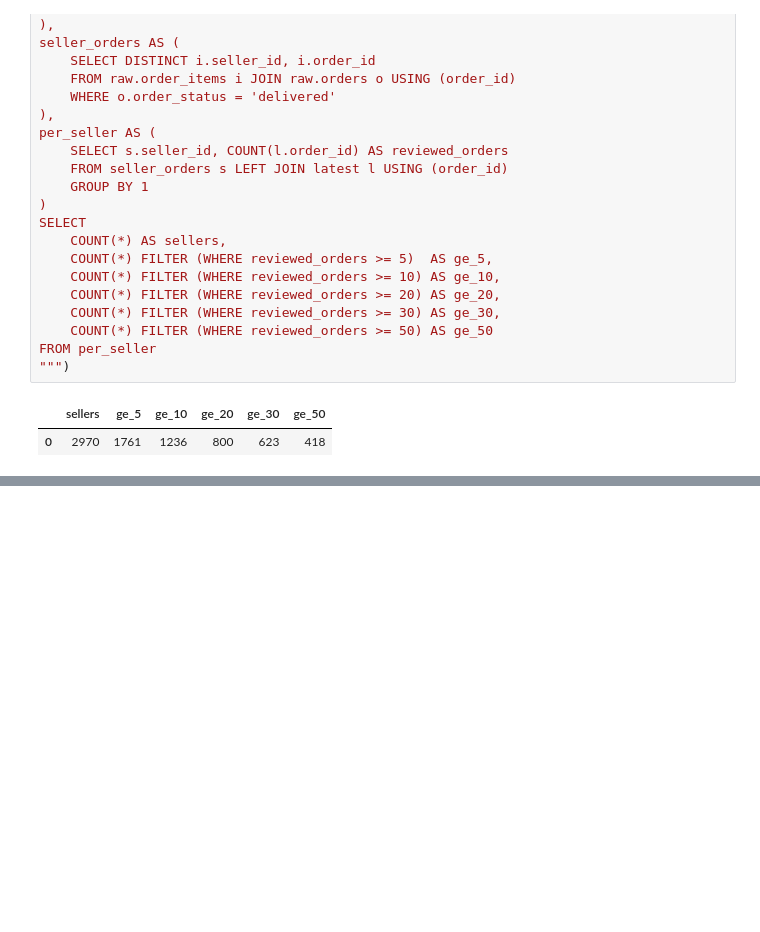
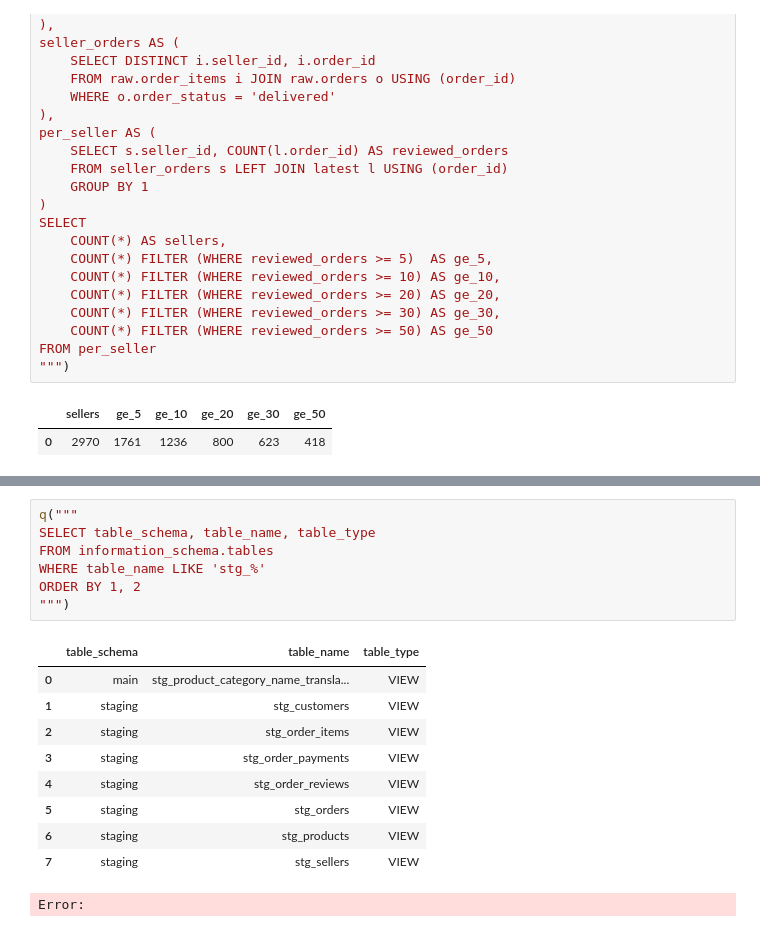
Before and after one commit to MatteoCamangi/olist-ai-analyst, a Jupyter notebook: notebooks/01_exploration.ipynb, the cells around one changed output, grey strips where cells are left out. Cells and saved outputs as stored; diff of their text form; blank space fills up the shorter version.

```diff
--- a/notebooks/01_exploration.ipynb
+++ b/notebooks/01_exploration.ipynb
@@ -614,0 +657,18 @@ for t in ["order_items", "order_payments", "order_reviews"]:
+# %%
+q("""
+SELECT table_schema, table_name, table_type
+FROM information_schema.tables
+WHERE table_name LIKE 'stg_%'
+ORDER BY 1, 2
+""")
+# %% [output]
+|  | table_schema | table_name | table_type |
+| 0 | main | stg_product_category_name_transla... | VIEW |
+| 1 | staging | stg_customers | VIEW |
+| 2 | staging | stg_order_items | VIEW |
+| 3 | staging | stg_order_payments | VIEW |
+| 4 | staging | stg_order_reviews | VIEW |
+| 5 | staging | stg_orders | VIEW |
+| 6 | staging | stg_products | VIEW |
+| 7 | staging | stg_sellers | VIEW |
+Error:
```
Also changed, not shown: parts of 7 cells of this notebook.
